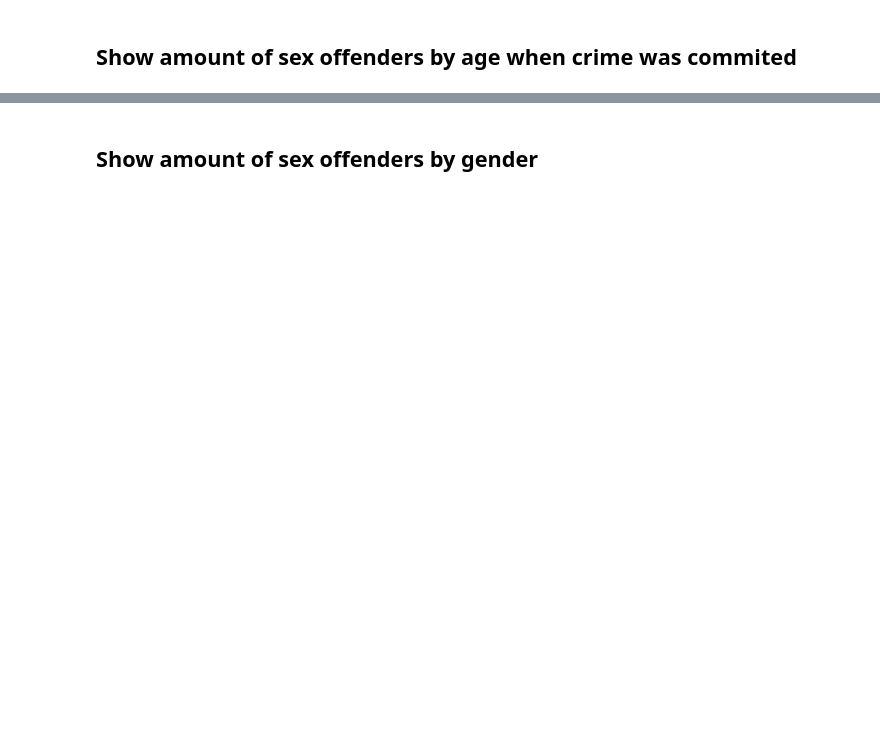
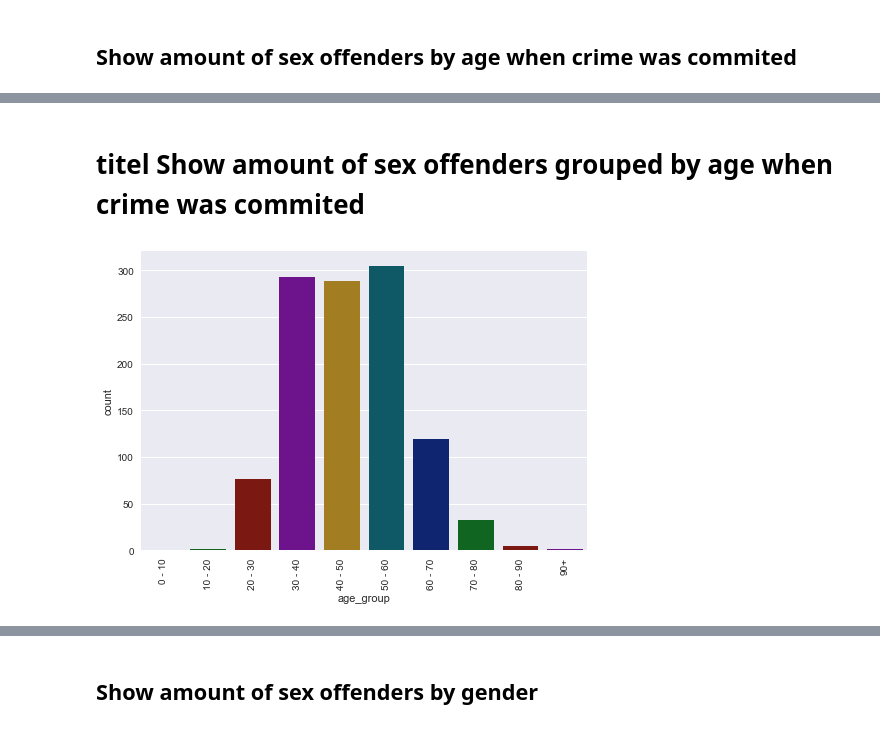
Before and after one commit to DuncanCasteleyn/Data-Mining-Project-3TI, a Jupyter notebook: project.ipynb, the cells around one changed output, grey strips where cells are left out. Saved outputs shown, nothing was run; the diff lists cells and outputs as text; code cells hidden in the pictures; blank space fills up the shorter version.

```diff
--- a/project.ipynb
+++ b/project.ipynb
@@ -215,0 +374,18 @@ seaborn.plt.show()
+# %% [markdown]
+# titel Show amount of sex offenders grouped by age when crime was commited
+# %%
+%%time
+
+bins = [0, 10, 20, 30, 40, 50, 60, 70, 80, 90, np.inf]
+labels = ['0 - 10', '10 - 20', '20 - 30', '30 - 40', '40 - 50', '50 - 60', '60 - 70', '70 - 80', '80 - 90', '90+']
+age_groups = pandas.cut(sexoff.AGE, bins, labels=labels)
+sexoff['age_group'] = age_groups
+
+seaborn.countplot(x='age_group', data=sexoff, palette="dark")
+
+locs, labels = plt.xticks()
+plt.setp(labels, rotation=90)
+
+seaborn.plt.show()
+# %% [output]
+[figure, added]
```
Also changed, not shown: parts of 29 cells of this notebook, 1 other file.
